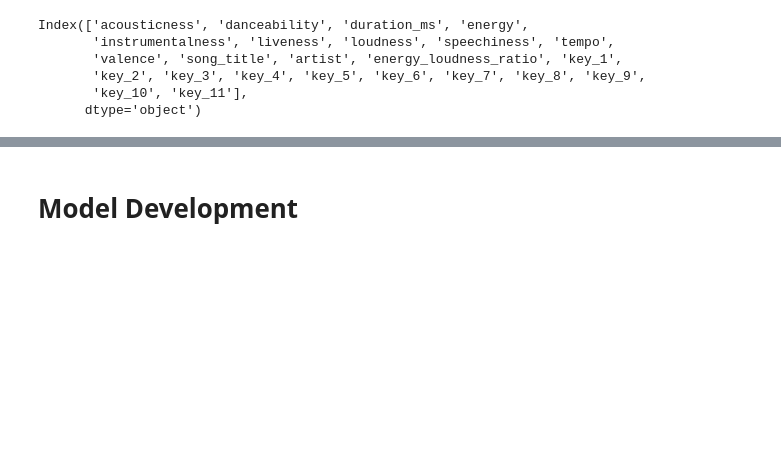
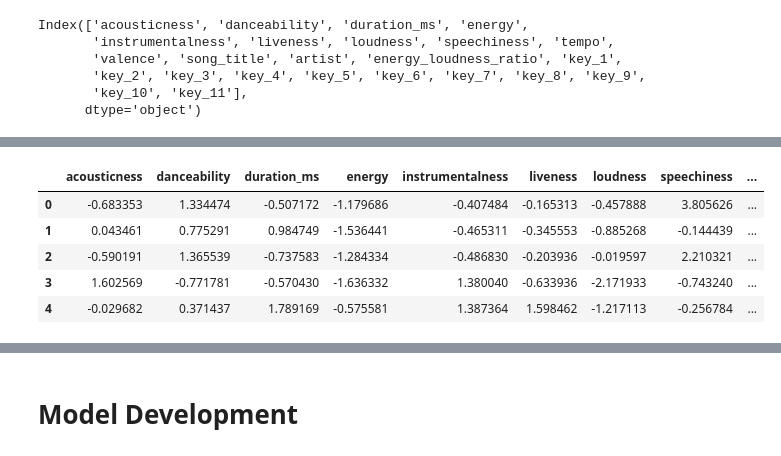
Before and after one commit to ansh512/MusicRec, a Jupyter notebook: song-recommender-ml-analysis.ipynb, the cells around one changed output, grey strips where cells are left out. Drawn from its saved outputs; the diff is of its cells as text; code cells hidden in the pictures; blank space fills up the shorter version.

```diff
--- a/song-recommender-ml-analysis.ipynb
+++ b/song-recommender-ml-analysis.ipynb
@@ -420 +269,31 @@ new_data.head()
+# %%
+# Feature Selection
+n_components = 11
+
+pca = PCA(n_components=n_components)
+pca.fit(numeric_data)
+explained_variance_ratio = pca.explained_variance_ratio_
+
+top_components_indices = np.argsort(explained_variance_ratio)[::-1][:n_components]
+
+sorted_attributes_pca = [numeric_data.columns[i] for i in top_components_indices]
+
+pca_top_attributes = sorted_attributes_pca[:10]
+
+pca_data = numeric_data[pca_top_attributes]
+
+new_data_temp = pca_data.dropna()
+
+pca_data.insert(10, 'song_title', data['song_title'])
+pca_data.insert(11, 'artist', data['artist'])
+
+new_data = pca_data.dropna()
+new_data_temp.head()
+# %% [output]
+|  | acousticness | danceability | duration_ms | energy | instrumentalness | liveness | loudness | speechiness | ... |
+| 0 | -0.683353 | 1.334474 | -0.507172 | -1.179686 | -0.407484 | -0.165313 | -0.457888 | 3.805626 | ... |
+| 1 | 0.043461 | 0.775291 | 0.984749 | -1.536441 | -0.465311 | -0.345553 | -0.885268 | -0.144439 | ... |
+| 2 | -0.590191 | 1.365539 | -0.737583 | -1.284334 | -0.486830 | -0.203936 | -0.019597 | 2.210321 | ... |
+| 3 | 1.602569 | -0.771781 | -0.570430 | -1.636332 | 1.380040 | -0.633936 | -2.171933 | -0.743240 | ... |
+| 4 | -0.029682 | 0.371437 | 1.789169 | -0.575581 | 1.387364 | 1.598462 | -1.217113 | -0.256784 | ... |
 # %%
```
Also changed, not shown: parts of 51 cells of this notebook, 7 other files.
